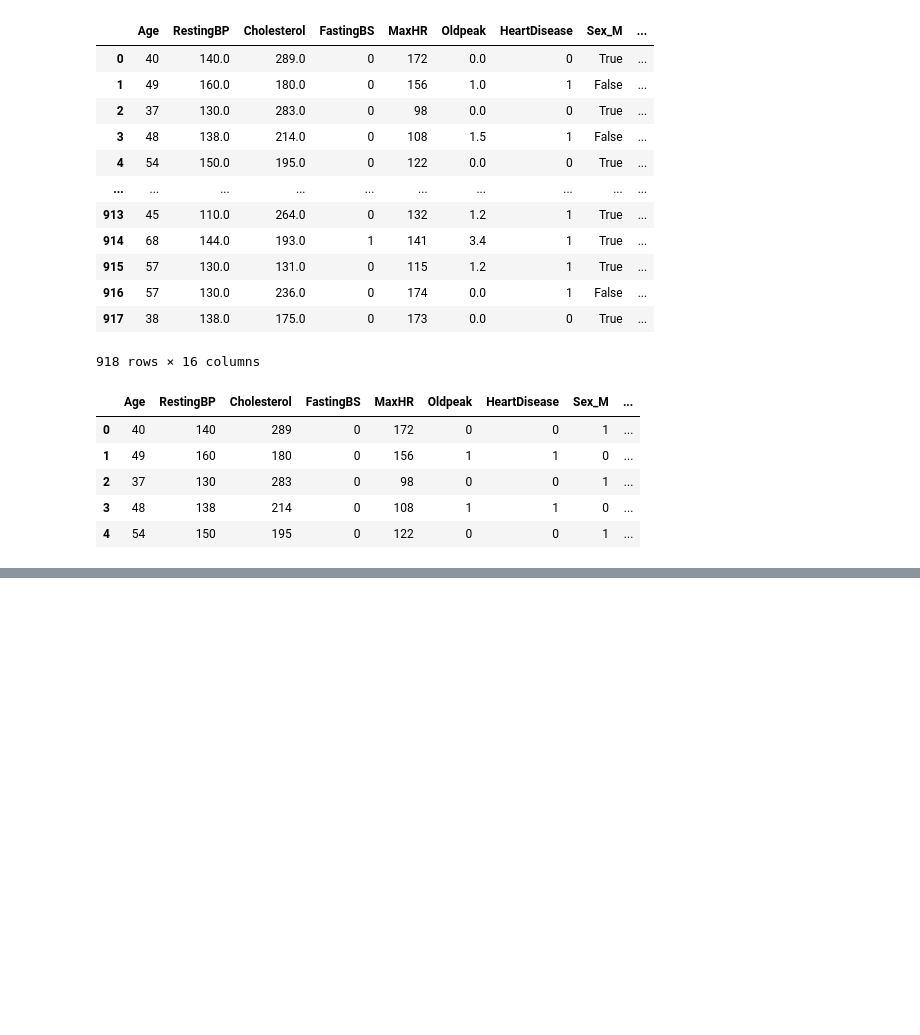
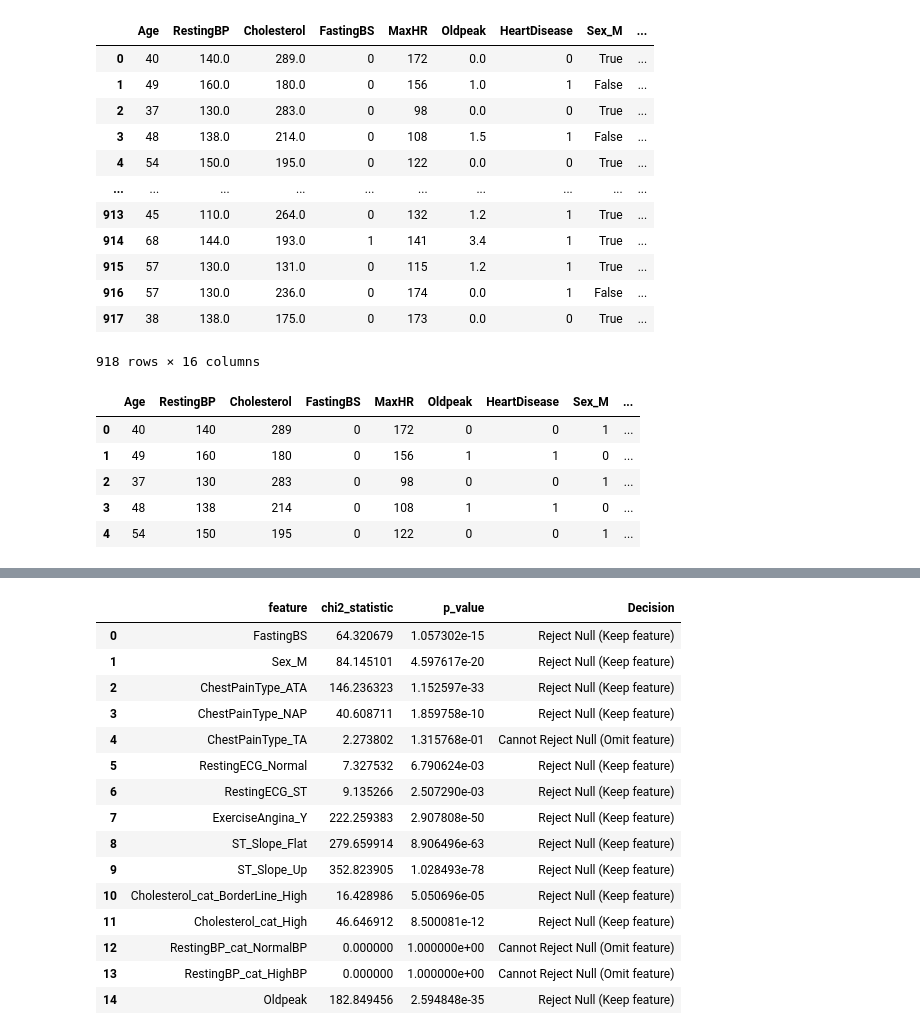
Before and after one commit to dipenbikrambista/Learning_ML, a Jupyter notebook: heart_disease_prediction.ipynb, the cells around one changed output, grey strips where cells are left out. Saved outputs shown, nothing was run; the diff lists cells and outputs as text; code cells hidden in the pictures; blank space fills up the shorter version.

```diff
--- a/heart_disease_prediction.ipynb
+++ b/heart_disease_prediction.ipynb
@@ -254,0 +289,5 @@ df_encoded
+# %%
+#checking for correlation:
+target_var = 'HeartDisease'
+correlation = df_encoded.corr(numeric_only=True)
+print(correlation[target_var].sort_values(ascending= False))
@@ -254,0 +327,5 @@ df_encoded
+# %%
+cat_vars = ['FastingBS','Sex_M','ChestPainType_ATA', 'ChestPainType_NAP',
+       'ChestPainType_TA','RestingECG_Normal', 'RestingECG_ST','ExerciseAngina_Y', 'ST_Slope_Flat', 'ST_Slope_Up','Cholesterol_cat_BorderLine_High', 'Cholesterol_cat_High','RestingBP_cat_NormalBP', 'RestingBP_cat_HighBP','Oldpeak']
+
+# df_numeric = df_encoded.drop(columns = cat_vars)
@@ -254,0 +334,39 @@ df_encoded
+# %%
+#checking for the categorical features: (using chi-squared test: null -> the feature and target are independent)
+from scipy.stats import chi2_contingency
+alpha = 0.05
+results = []
+
+for col in cat_vars:
+    contingency_table = pd.crosstab(df_encoded[col],df_encoded[target_var])
+    chi2, p_val, dof, expected = chi2_contingency(contingency_table)
+    decision = 'Reject Null (Keep feature)' if (p_val < alpha) else 'Cannot Reject Null (Omit feature)'
+
+    results.append({
+        "feature": col,
+        "chi2_statistic": chi2,
+        "p_value": p_val,
+        "Decision": decision
+    })
+
+chi2_results = pd.DataFrame(results)
+chi2_results.sort_values("p_value")
+
+chi2_results
+# %% [output]
+|  | feature | chi2_statistic | p_value | Decision |
+| 0 | FastingBS | 64.320679 | 1.057302e-15 | Reject Null (Keep feature) |
+| 1 | Sex_M | 84.145101 | 4.597617e-20 | Reject Null (Keep feature) |
+| 2 | ChestPainType_ATA | 146.236323 | 1.152597e-33 | Reject Null (Keep feature) |
+| 3 | ChestPainType_NAP | 40.608711 | 1.859758e-10 | Reject Null (Keep feature) |
+| 4 | ChestPainType_TA | 2.273802 | 1.315768e-01 | Cannot Reject Null (Omit feature) |
+| 5 | RestingECG_Normal | 7.327532 | 6.790624e-03 | Reject Null (Keep feature) |
+| 6 | RestingECG_ST | 9.135266 | 2.507290e-03 | Reject Null (Keep feature) |
+| 7 | ExerciseAngina_Y | 222.259383 | 2.907808e-50 | Reject Null (Keep feature) |
+| 8 | ST_Slope_Flat | 279.659914 | 8.906496e-63 | Reject Null (Keep feature) |
+| 9 | ST_Slope_Up | 352.823905 | 1.028493e-78 | Reject Null (Keep feature) |
+| 10 | Cholesterol_cat_BorderLine_High | 16.428986 | 5.050696e-05 | Reject Null (Keep feature) |
+| 11 | Cholesterol_cat_High | 46.646912 | 8.500081e-12 | Reject Null (Keep feature) |
+| 12 | RestingBP_cat_NormalBP | 0.000000 | 1.000000e+00 | Cannot Reject Null (Omit feature) |
+| 13 | RestingBP_cat_HighBP | 0.000000 | 1.000000e+00 | Cannot Reject Null (Omit feature) |
+| 14 | Oldpeak | 182.849456 | 2.594848e-35 | Reject Null (Keep feature) |
```
Also changed, not shown: parts of 14 cells of this notebook.
